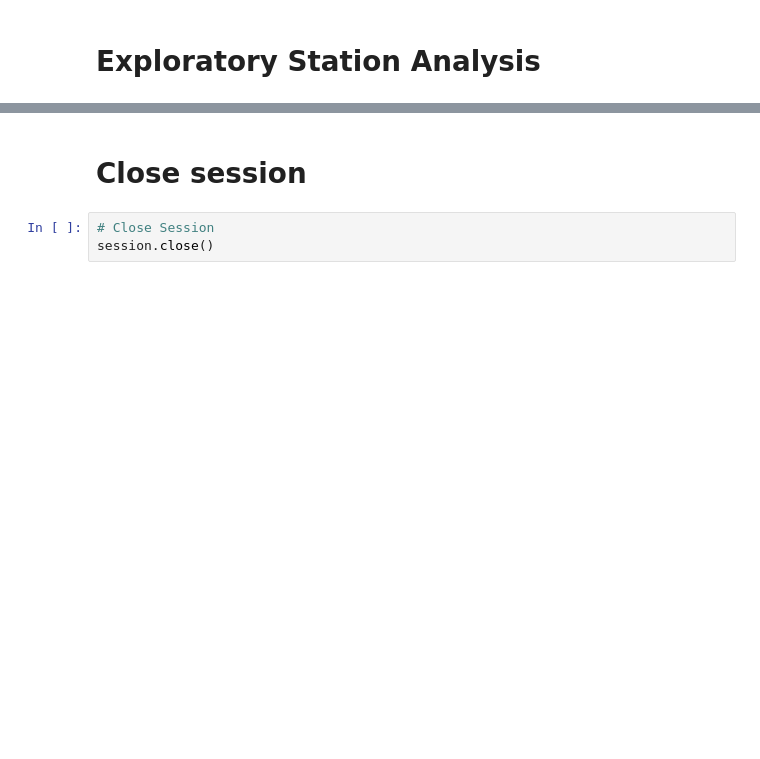
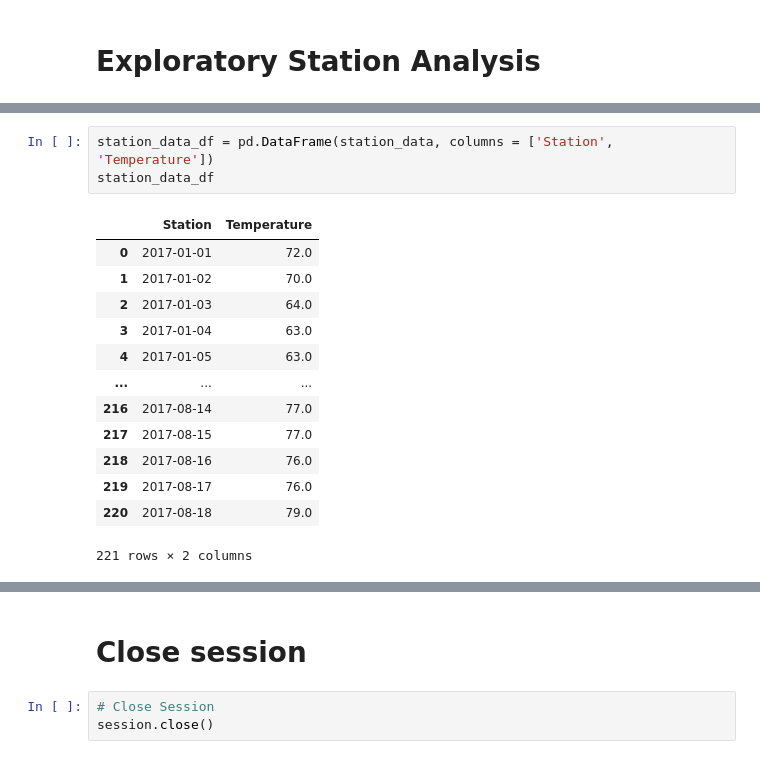
Before and after one commit to willserene/SQLAlchemy_Challenge, a Jupyter notebook: climate_starter.ipynb, the cells around one changed output, grey strips where cells are left out. Saved outputs shown, nothing was run; the diff lists cells and outputs as text; blank space fills up the shorter version.

```diff
--- a/climate_starter.ipynb
+++ b/climate_starter.ipynb
@@ -168,0 +201,17 @@ precip_df.head()
+# %%
+station_data_df = pd.DataFrame(station_data, columns = ['Station', 'Temperature'])
+station_data_df
+# %% [output]
+|  | Station | Temperature |
+| 0 | 2017-01-01 | 72.0 |
+| 1 | 2017-01-02 | 70.0 |
+| 2 | 2017-01-03 | 64.0 |
+| 3 | 2017-01-04 | 63.0 |
+| 4 | 2017-01-05 | 63.0 |
+| ... | ... | ... |
+| 216 | 2017-08-14 | 77.0 |
+| 217 | 2017-08-15 | 77.0 |
+| 218 | 2017-08-16 | 76.0 |
+| 219 | 2017-08-17 | 76.0 |
+| 220 | 2017-08-18 | 79.0 |
+221 rows × 2 columns
```
Also changed, not shown: parts of 11 cells of this notebook, 2 other files.
